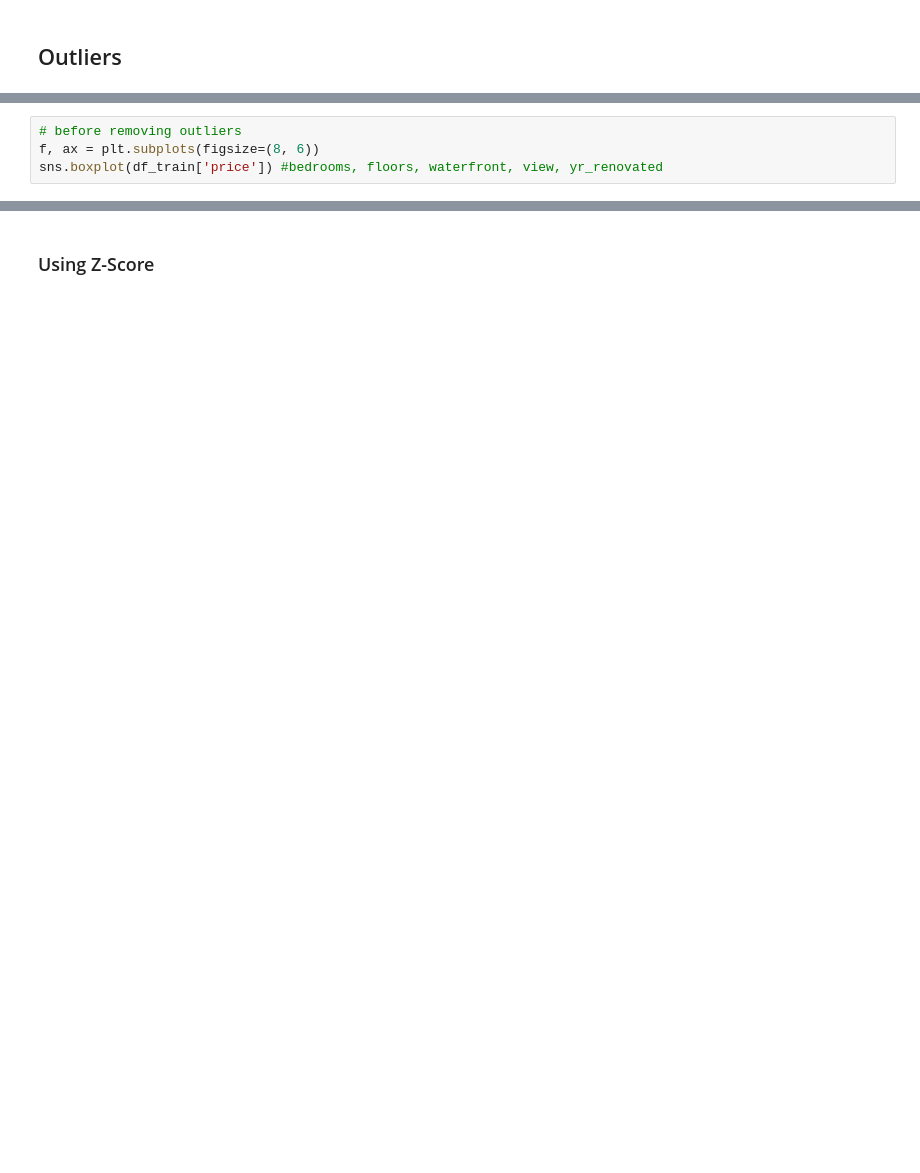
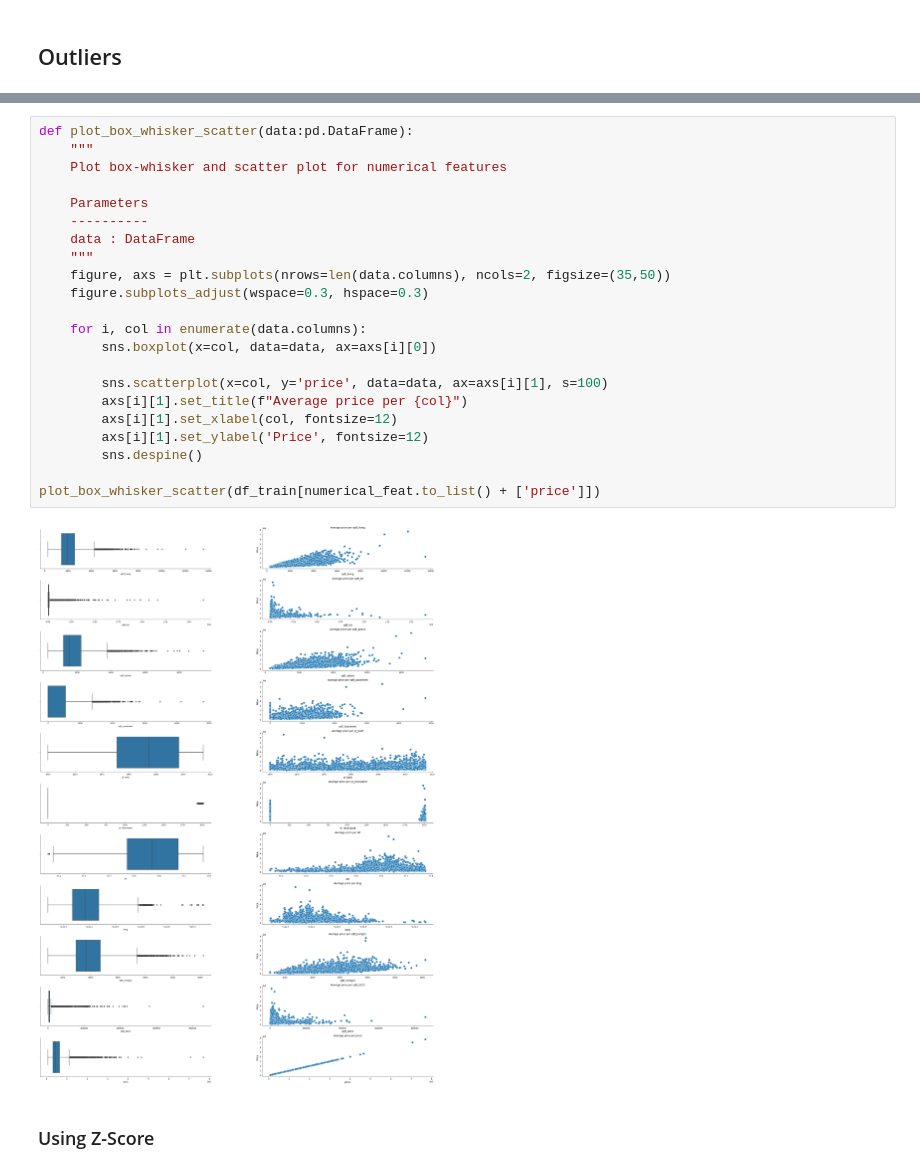
Before and after one commit to Nicola-Ibrahim/House-price-prediction, a Jupyter notebook: House pricing prediction.ipynb, the cells around one changed output, grey strips where cells are left out. Saved outputs shown, nothing was run; the diff lists cells and outputs as text; blank space fills up the shorter version.

```diff
--- a/House pricing prediction.ipynb
+++ b/House pricing prediction.ipynb
@@ -486,4 +475,0 @@ Our analysis revealed that there were many outliers should be removed:
-# %%
-# before removing outliers
-f, ax = plt.subplots(figsize=(8, 6))
-sns.boxplot(df_train['price']) #bedrooms, floors, waterfront, view, yr_renovated
@@ -493,3 +498,27 @@ sns.boxplot(df_train['price']) #bedrooms, floors, waterfront, view, yr_renovated
+# %%
+def plot_box_whisker_scatter(data:pd.DataFrame):
+    """
+    Plot box-whisker and scatter plot for numerical features
+
+    Parameters
+    ----------
+    data : DataFrame
+    """
+    figure, axs = plt.subplots(nrows=len(data.columns), ncols=2, figsize=(35,50))
+    figure.subplots_adjust(wspace=0.3, hspace=0.3)
+
+    for i, col in enumerate(data.columns):
+        sns.boxplot(x=col, data=data, ax=axs[i][0])
+
+        sns.scatterplot(x=col, y='price', data=data, ax=axs[i][1], s=100)
+        axs[i][1].set_title(f"Average price per {col}")
+        axs[i][1].set_xlabel(col, fontsize=12)
+        axs[i][1].set_ylabel('Price', fontsize=12)
+        sns.despine()
+
+plot_box_whisker_scatter(df_train[numerical_feat.to_list() + ['price']])
+# %% [output]
+[figure, added]
 # %% [markdown]
 ### Using Z-Score
 # %%
```
Also changed, not shown: parts of 19 cells of this notebook.
